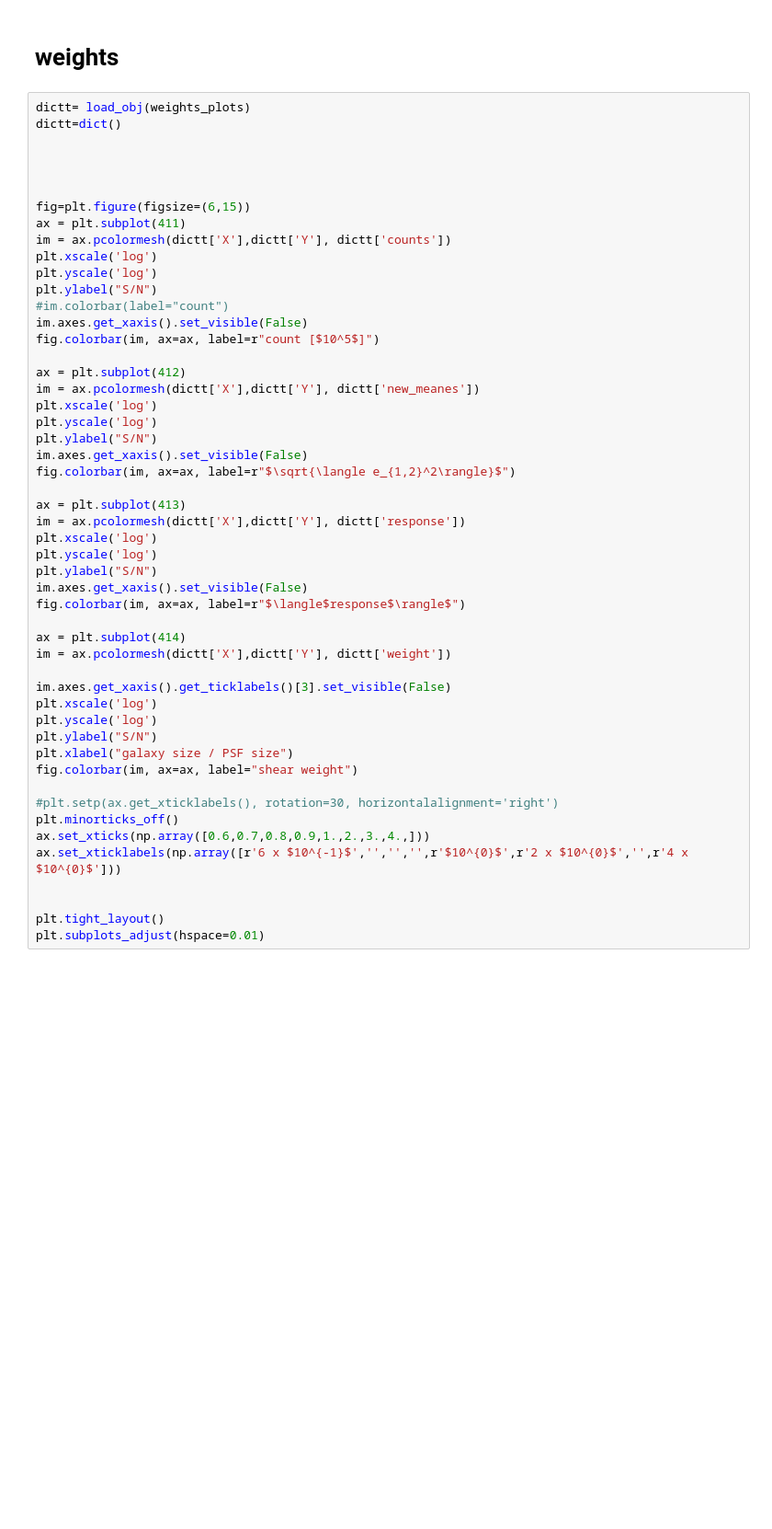
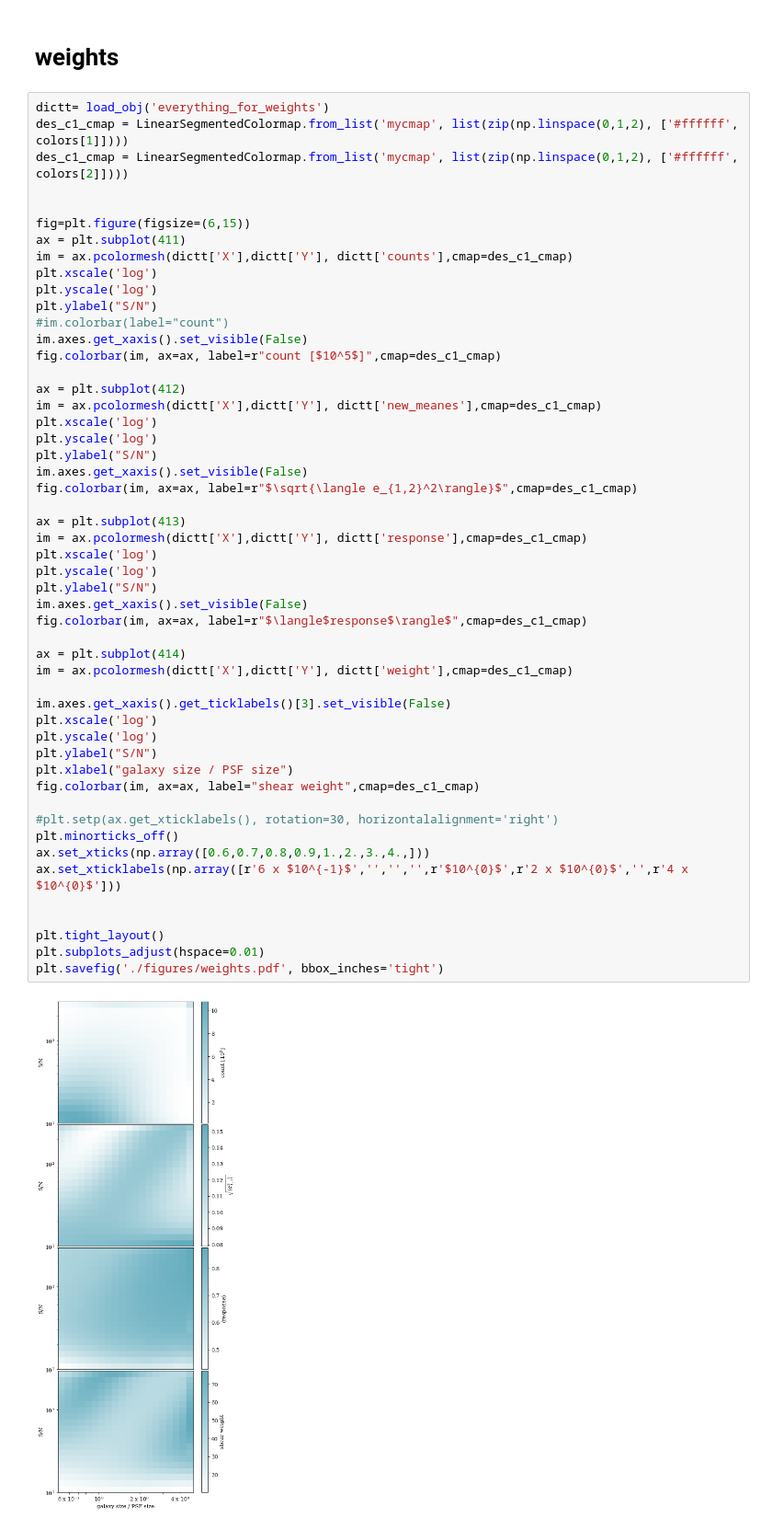
Before and after one commit to des-science/Y3_shearcat_tests, a Jupyter notebook: final_plots_paper/All_the_plots.ipynb, the cells around one changed output. Shown: that part at 92% size. Drawn from its saved outputs; the diff is of its cells as text; blank space fills up the shorter version.

```diff
--- a/final_plots_paper/All_the_plots.ipynb
+++ b/final_plots_paper/All_the_plots.ipynb
@@ -783,53 +783,55 @@ plt.savefig('./figures/COSEBIsB.pdf', bbox_inches='tight')
 # %% [markdown]
 # weights
 # %%
-dictt= load_obj(weights_plots)
-dictt=dict()
-
-
+dictt= load_obj('everything_for_weights')
+des_c1_cmap = LinearSegmentedColormap.from_list('mycmap', list(zip(np.linspace(0,1,2), ['#ffffff', colors[1]])))
+des_c1_cmap = LinearSegmentedColormap.from_list('mycmap', list(zip(np.linspace(0,1,2), ['#ffffff', colors[2]])))
 
 
 fig=plt.figure(figsize=(6,15))
 ax = plt.subplot(411)
-im = ax.pcolormesh(dictt['X'],dictt['Y'], dictt['counts'])
+im = ax.pcolormesh(dictt['X'],dictt['Y'], dictt['counts'],cmap=des_c1_cmap)
 plt.xscale('log')
 plt.yscale('log')
 plt.ylabel("S/N")
 #im.colorbar(label="count")
 im.axes.get_xaxis().set_visible(False)
-fig.colorbar(im, ax=ax, label=r"count [$10^5$]")
+fig.colorbar(im, ax=ax, label=r"count [$10^5$]",cmap=des_c1_cmap)
 
 ax = plt.subplot(412)
-im = ax.pcolormesh(dictt['X'],dictt['Y'], dictt['new_meanes'])
+im = ax.pcolormesh(dictt['X'],dictt['Y'], dictt['new_meanes'],cmap=des_c1_cmap)
 plt.xscale('log')
 plt.yscale('log')
 plt.ylabel("S/N")
 im.axes.get_xaxis().set_visible(False)
-fig.colorbar(im, ax=ax, label=r"$\sqrt{\langle e_{1,2}^2\rangle}$")
+fig.colorbar(im, ax=ax, label=r"$\sqrt{\langle e_{1,2}^2\rangle}$",cmap=des_c1_cmap)
 
 ax = plt.subplot(413)
-im = ax.pcolormesh(dictt['X'],dictt['Y'], dictt['response'])
+im = ax.pcolormesh(dictt['X'],dictt['Y'], dictt['response'],cmap=des_c1_cmap)
 plt.xscale('log')
 plt.yscale('log')
 plt.ylabel("S/N")
 im.axes.get_xaxis().set_visible(False)
-fig.colorbar(im, ax=ax, label=r"$\langle$response$\rangle$")
+fig.colorbar(im, ax=ax, label=r"$\langle$response$\rangle$",cmap=des_c1_cmap)
 
 ax = plt.subplot(414)
-im = ax.pcolormesh(dictt['X'],dictt['Y'], dictt['weight'])
+im = ax.pcolormesh(dictt['X'],dictt['Y'], dictt['weight'],cmap=des_c1_cmap)
 
 im.axes.get_xaxis().get_ticklabels()[3].set_visible(False)
 plt.xscale('log')
 plt.yscale('log')
 plt.ylabel("S/N")
 plt.xlabel("galaxy size / PSF size")
-fig.colorbar(im, ax=ax, label="shear weight")
+fig.colorbar(im, ax=ax, label="shear weight",cmap=des_c1_cmap)
 
 #plt.setp(ax.get_xticklabels(), rotation=30, horizontalalignment='right')
 plt.minorticks_off()
 ax.set_xticks(np.array([0.6,0.7,0.8,0.9,1.,2.,3.,4.,]))
 ax.set_xticklabels(np.array([r'6 x $10^{-1}$','','','',r'$10^{0}$',r'2 x $10^{0}$','',r'4 x $10^{0}$']))
 
 
 plt.tight_layout()
 plt.subplots_adjust(hspace=0.01)
+plt.savefig('./figures/weights.pdf', bbox_inches='tight')
+# %% [output]
+[figure, added]
```
Also changed, not shown: parts of 3 cells of this notebook, 1 other file.
